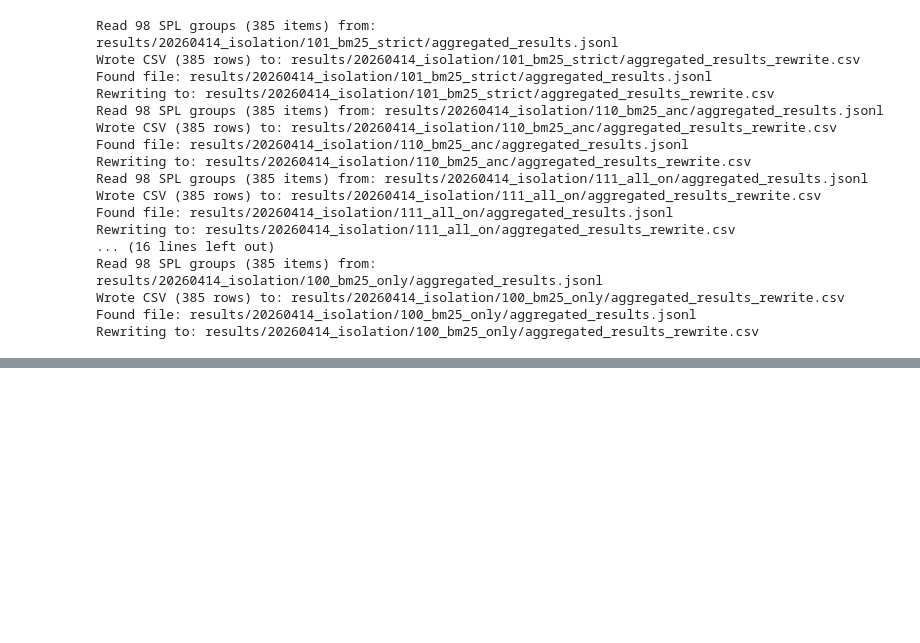
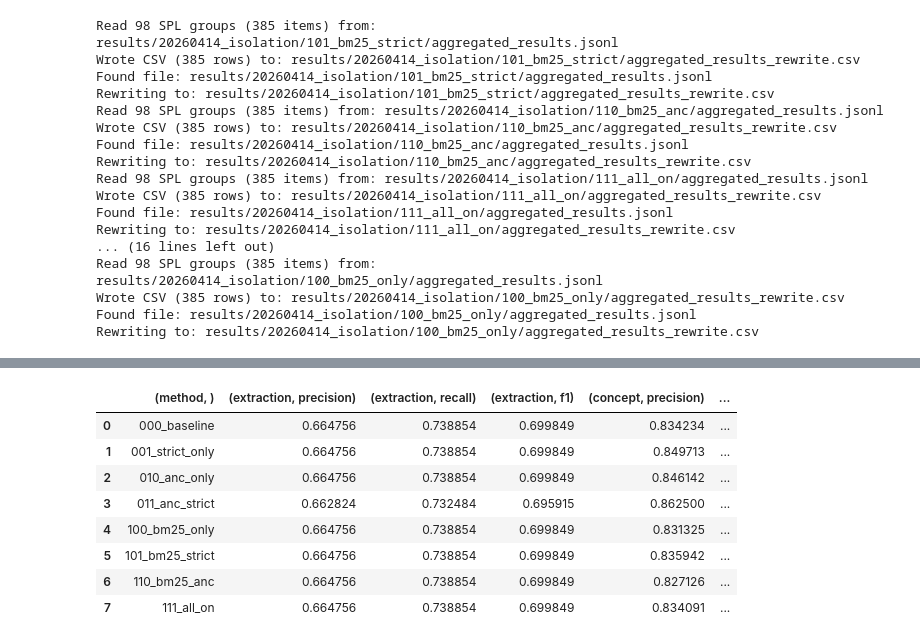
Before and after one commit to warren-manuel/spl-mapper, a Jupyter notebook: 0326_langgraph_smoketest.ipynb, the cells around one changed output, grey strips where cells are left out. Saved outputs shown, nothing was run; the diff lists cells and outputs as text; code cells hidden in the pictures; blank space fills up the shorter version.

Commit message:
experimental changes with ancestral paths to prompt for concept selection
Co-Authored-By: Claude Sonnet 4.6 <noreply@anthropic.com>

```diff
--- a/0326_langgraph_smoketest.ipynb
+++ b/0326_langgraph_smoketest.ipynb
@@ -1304,0 +1577,46 @@ Wrote evaluation details to: results/20260414_isolation/100_bm25_only/evaluation
+# %%
+import json
+import os
+import pandas as pd
+
+target = "results/20260414_isolation"
+rows = []
+
+for root, dirs, files in os.walk(target):
+    for filename in files:
+        if filename == "evaluation_metrics_2.json":
+            method = os.path.basename(root)
+            eval_json = os.path.join(root, filename)
+
+            with open(eval_json) as f:
+                metrics = json.load(f)
+
+            rows.append({
+                ("method", ""): method,
+
+                ("extraction", "precision"): metrics.get("extraction_level", {}).get("precision"),
+                ("extraction", "recall"): metrics.get("extraction_level", {}).get("recall"),
+                ("extraction", "f1"): metrics.get("extraction_level", {}).get("f1"),
+
+                ("concept", "precision"): metrics.get("concept_level", {}).get("precision"),
+                ("concept", "recall"): metrics.get("concept_level", {}).get("recall"),
+                ("concept", "f1"): metrics.get("concept_level", {}).get("f1"),
+
+                ("contraindication", "precision"): metrics.get("contraindication_level", {}).get("precision"),
+                ("contraindication", "recall"): metrics.get("contraindication_level", {}).get("recall"),
+                ("contraindication", "f1"): metrics.get("contraindication_level", {}).get("f1"),
+            })
+
+df = pd.DataFrame(rows)
+df = df.sort_values(("method", "")).reset_index(drop=True)
+df
+# %% [output]
+|  | (method, ) | (extraction, precision) | (extraction, recall) | (extraction, f1) | (concept, precision) | ... |
+| 0 | 000_baseline | 0.664756 | 0.738854 | 0.699849 | 0.834234 | ... |
+| 1 | 001_strict_only | 0.664756 | 0.738854 | 0.699849 | 0.849713 | ... |
+| 2 | 010_anc_only | 0.664756 | 0.738854 | 0.699849 | 0.846142 | ... |
+| 3 | 011_anc_strict | 0.662824 | 0.732484 | 0.695915 | 0.862500 | ... |
+| 4 | 100_bm25_only | 0.664756 | 0.738854 | 0.699849 | 0.831325 | ... |
+| 5 | 101_bm25_strict | 0.664756 | 0.738854 | 0.699849 | 0.835942 | ... |
+| 6 | 110_bm25_anc | 0.664756 | 0.738854 | 0.699849 | 0.827126 | ... |
+| 7 | 111_all_on | 0.664756 | 0.738854 | 0.699849 | 0.834091 | ... |
```
Also changed, not shown: parts of 22 cells of this notebook, 11 other files.
